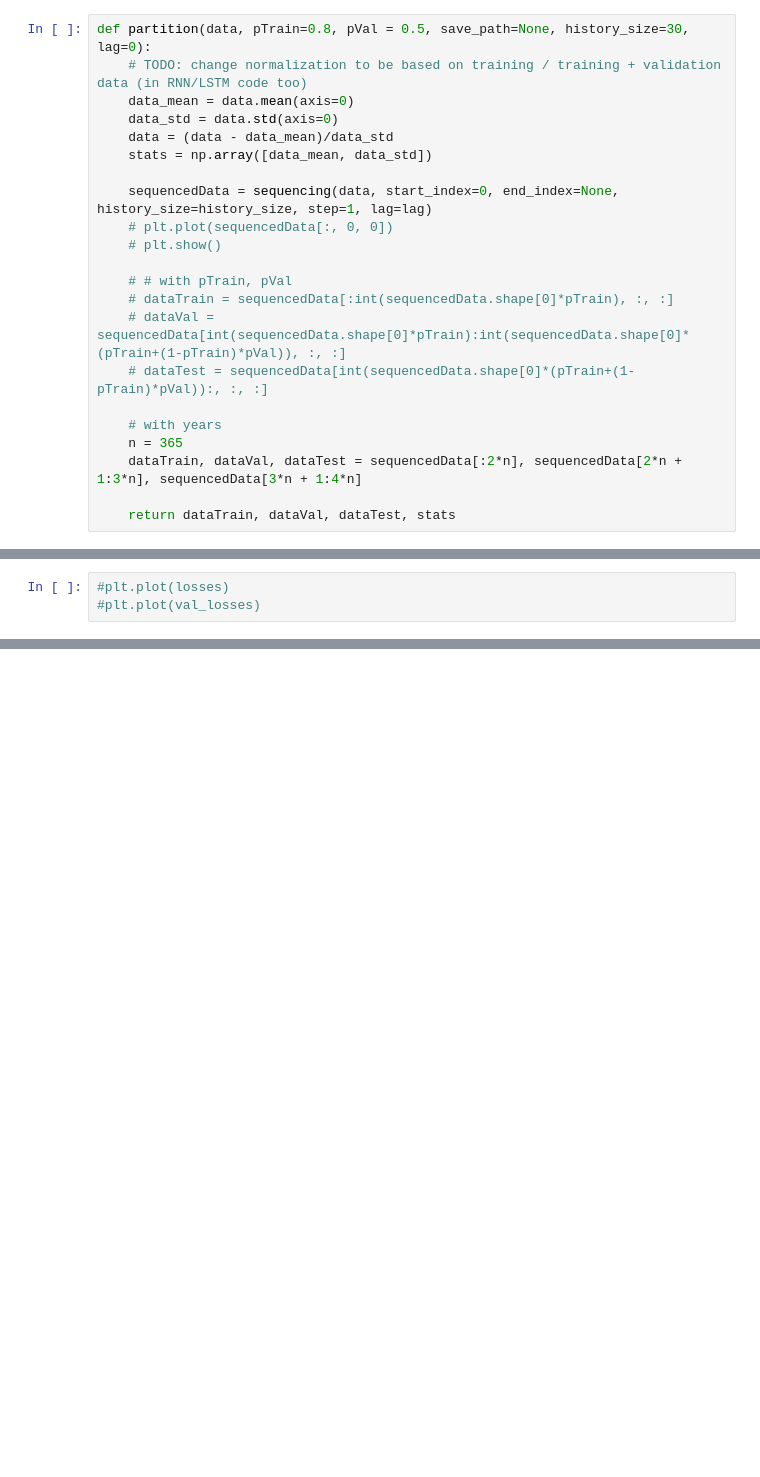
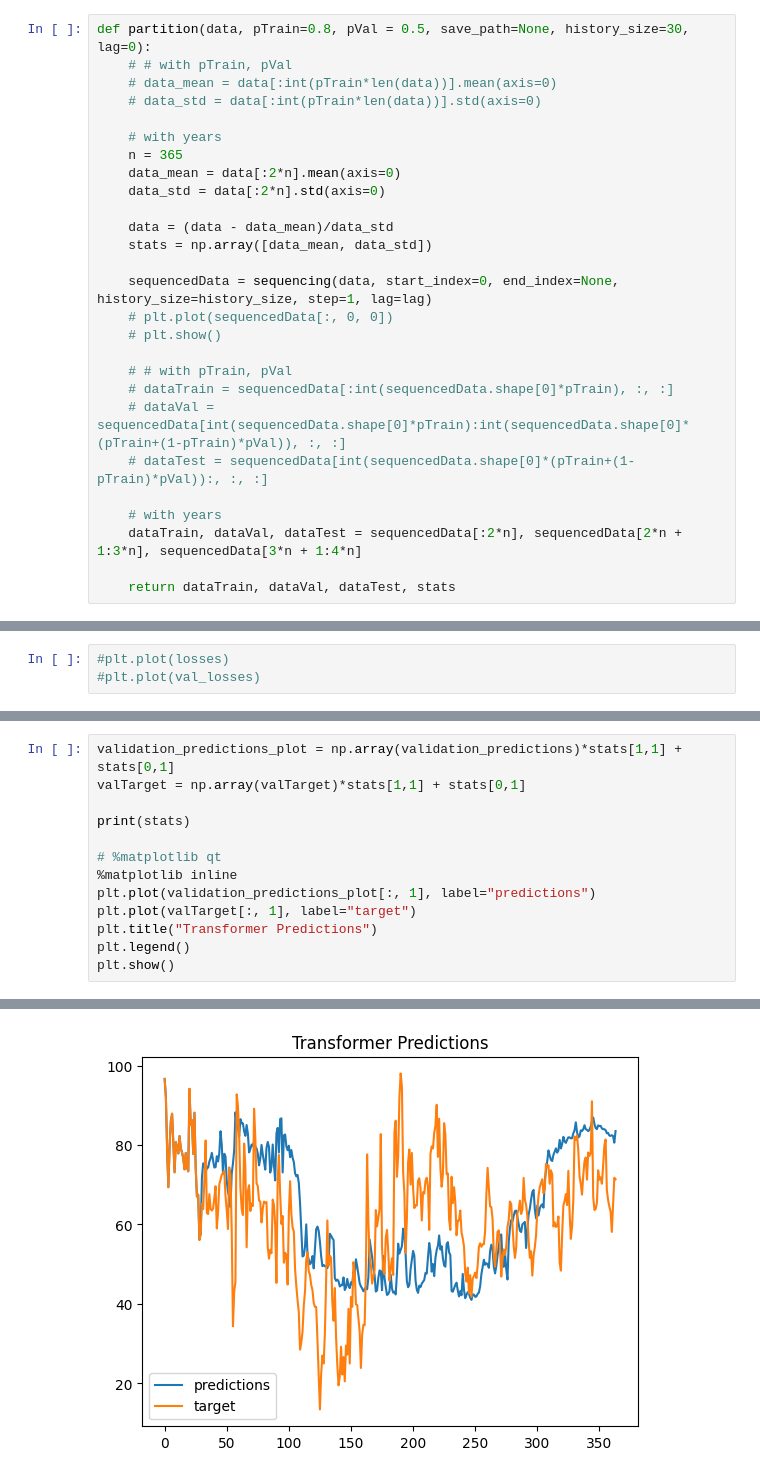
Before and after one commit to borek963/ADAML_climate_A2, a Jupyter notebook: transformerNN.ipynb, the cells around one changed output, grey strips where cells are left out. Saved outputs shown, nothing was run; the diff lists cells and outputs as text; blank space fills up the shorter version.

Commit message:
Normalization

```diff
--- a/transformerNN.ipynb
+++ b/transformerNN.ipynb
@@ -37,9 +37,15 @@ def sequencing(dataset, start_index=0, end_index=None, history_size=30, step=1,
 Function for splitting the dataset into training and validation, and data normalization.
 # %%
 def partition(data, pTrain=0.8, pVal = 0.5, save_path=None, history_size=30, lag=0):
-    # TODO: change normalization to be based on training / training + validation data (in RNN/LSTM code too)
-    data_mean = data.mean(axis=0)
-    data_std = data.std(axis=0)
+    # # with pTrain, pVal
+    # data_mean = data[:int(pTrain*len(data))].mean(axis=0)
+    # data_std = data[:int(pTrain*len(data))].std(axis=0)
+
+    # with years
+    n = 365
+    data_mean = data[:2*n].mean(axis=0)
+    data_std = data[:2*n].std(axis=0)
+
     data = (data - data_mean)/data_std
     stats = np.array([data_mean, data_std])
 
@@ -53,7 +59,6 @@ def partition(data, pTrain=0.8, pVal = 0.5, save_path=None, history_size=30, lag
     # dataTest = sequencedData[int(sequencedData.shape[0]*(pTrain+(1-pTrain)*pVal)):, :, :]
 
     # with years
-    n = 365
     dataTrain, dataVal, dataTest = sequencedData[:2*n], sequencedData[2*n + 1:3*n], sequencedData[3*n + 1:4*n]
 
     return dataTrain, dataVal, dataTest, stats
@@ -419,2 +424,16 @@ while len(validation_predictions) < len(valTarget):
     last_x[:,-1,:] = new_values
     count += 1
+# %%
+validation_predictions_plot = np.array(validation_predictions)*stats[1,1] + stats[0,1]
+valTarget = np.array(valTarget)*stats[1,1] + stats[0,1]
+
+print(stats)
+
+# %matplotlib qt
+%matplotlib inline
+plt.plot(validation_predictions_plot[:, 1], label="predictions")
+plt.plot(valTarget[:, 1], label="target")
+plt.title("Transformer Predictions")
+plt.legend()
+plt.show()
+# %% [output]
@@ -421 +442,2 @@ while len(validation_predictions) < len(valTarget):
+[figure, added]
 # %%
```
Also changed, not shown: parts of 8 cells of this notebook.
